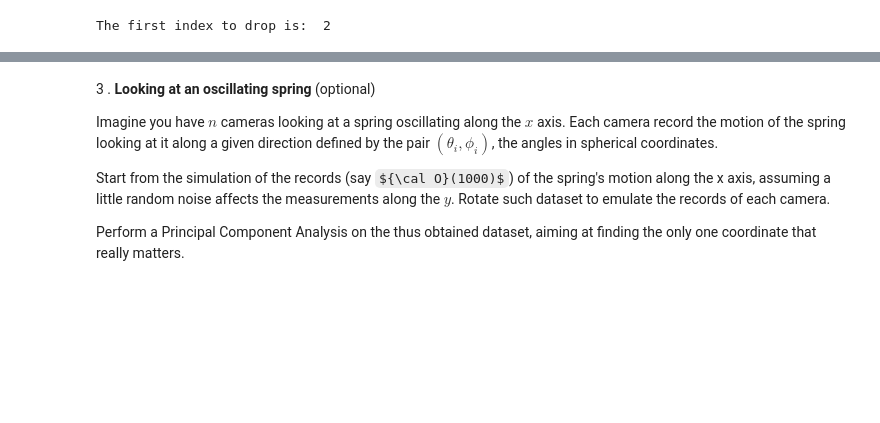
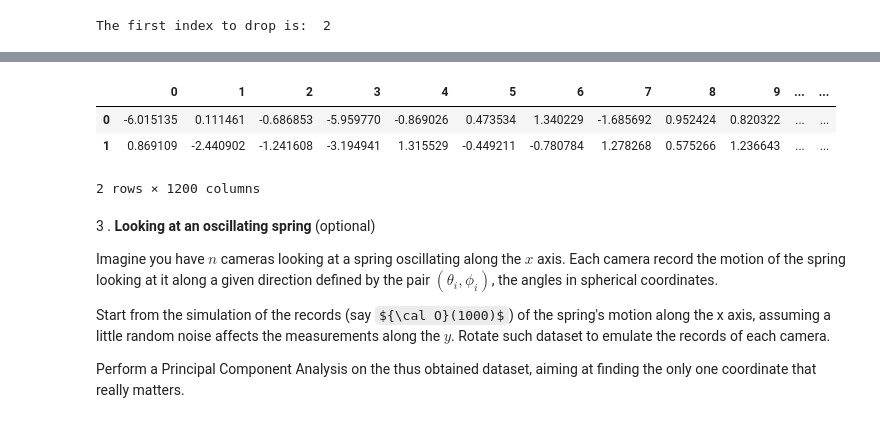
Before and after one commit to tommasoamico/LaboratoryOfComputationalPhysics_Y4, a Jupyter notebook: 07ex_LinearAlgebra.ipynb, the cells around one changed output, grey strips where cells are left out. Saved outputs shown, nothing was run; the diff lists cells and outputs as text; code cells hidden in the pictures; some formulas as TeX source; blank space fills up the shorter version.

```diff
--- a/07ex_LinearAlgebra.ipynb
+++ b/07ex_LinearAlgebra.ipynb
@@ -268,3 +284,11 @@ The first index to drop is:  2
+# %%
+datapp = pd.DataFrame(np.dot(V[:,:first_to_drop].T, data))
+datapp
+# %% [output]
+|  | 0 | 1 | 2 | 3 | 4 | 5 | 6 | 7 | 8 | 9 | ... | ... |
+| 0 | -6.015135 | 0.111461 | -0.686853 | -5.959770 | -0.869026 | 0.473534 | 1.340229 | -1.685692 | 0.952424 | 0.820322 | ... | ... |
+| 1 | 0.869109 | -2.440902 | -1.241608 | -3.194941 | 1.315529 | -0.449211 | -0.780784 | 1.278268 | 0.575266 | 1.236643 | ... | ... |
+2 rows × 1200 columns
 # %% [markdown]
 3 \. **Looking at an oscillating spring** (optional)
 
```
Also changed, not shown: parts of 14 cells of this notebook.
